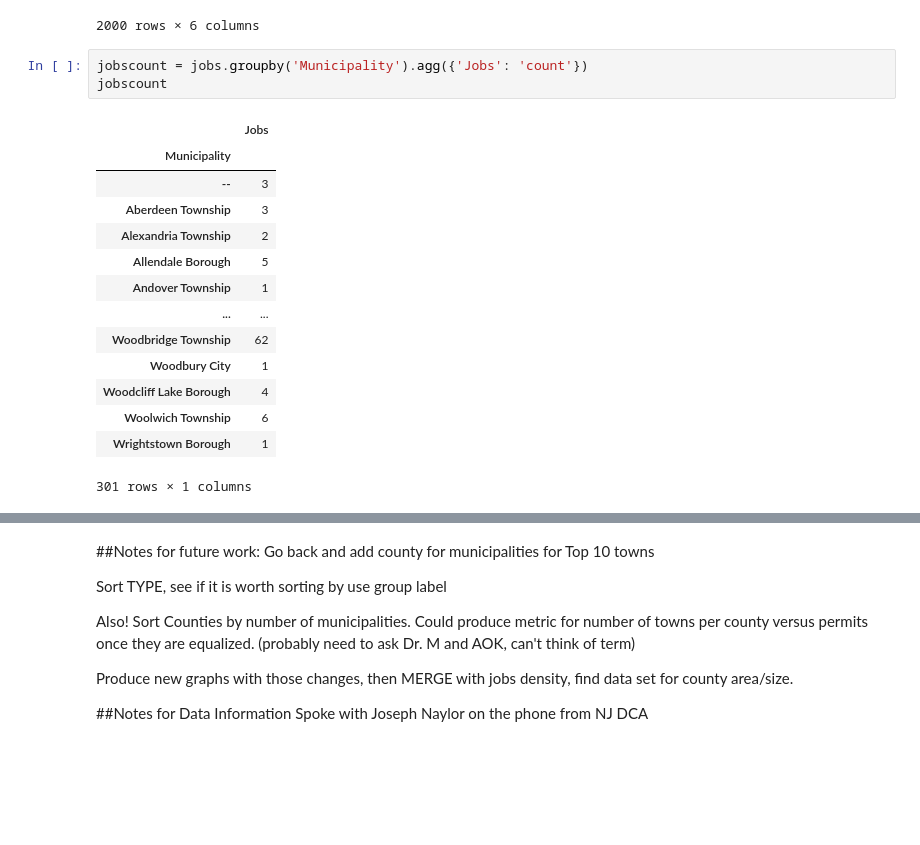
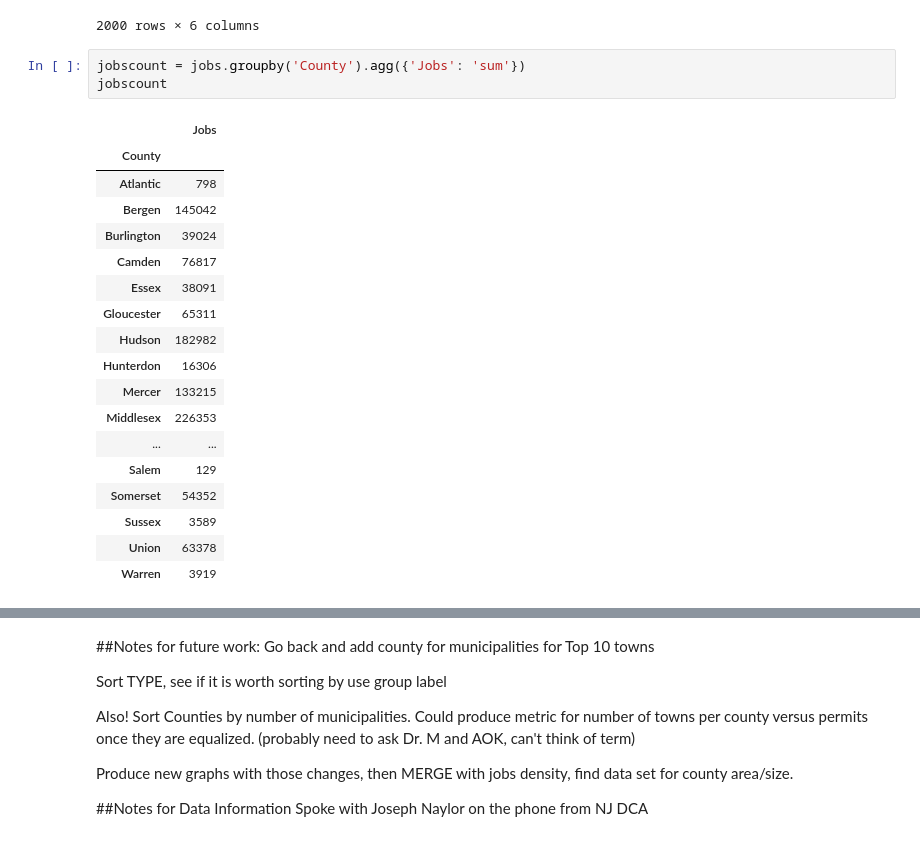
Before and after one commit to BrianKEverett/County-Line, a Jupyter notebook: Dissertation_Everett.ipynb, the cells around one changed output, grey strips where cells are left out. Saved outputs shown, nothing was run; the diff lists cells and outputs as text; blank space fills up the shorter version.

```diff
--- a/Dissertation_Everett.ipynb
+++ b/Dissertation_Everett.ipynb
@@ -296,20 +296,24 @@ jobs
 | 1999 | Bergen County Tract 102, Block Gr... | Dumont Borough | Bergen | 592 | 6652.557850 | Longitudinal Employer-Household D... |
 2000 rows × 6 columns
 # %%
-jobscount = jobs.groupby('Municipality').agg({'Jobs': 'count'})
+jobscount = jobs.groupby('County').agg({'Jobs': 'sum'})
 jobscount
 # %% [output]
 |  | Jobs |
-| Municipality |  |
-| -- | 3 |
-| Aberdeen Township | 3 |
-| Alexandria Township | 2 |
-| Allendale Borough | 5 |
-| Andover Township | 1 |
+| County |  |
+| Atlantic | 798 |
+| Bergen | 145042 |
+| Burlington | 39024 |
+| Camden | 76817 |
+| Essex | 38091 |
+| Gloucester | 65311 |
+| Hudson | 182982 |
+| Hunterdon | 16306 |
+| Mercer | 133215 |
+| Middlesex | 226353 |
 | ... | ... |
-| Woodbridge Township | 62 |
-| Woodbury City | 1 |
-| Woodcliff Lake Borough | 4 |
-| Woolwich Township | 6 |
-| Wrightstown Borough | 1 |
+| Salem | 129 |
+| Somerset | 54352 |
+| Sussex | 3589 |
+| Union | 63378 |
+| Warren | 3919 |
-301 rows × 1 columns
```
Also changed, not shown: parts of 2 cells of this notebook.
